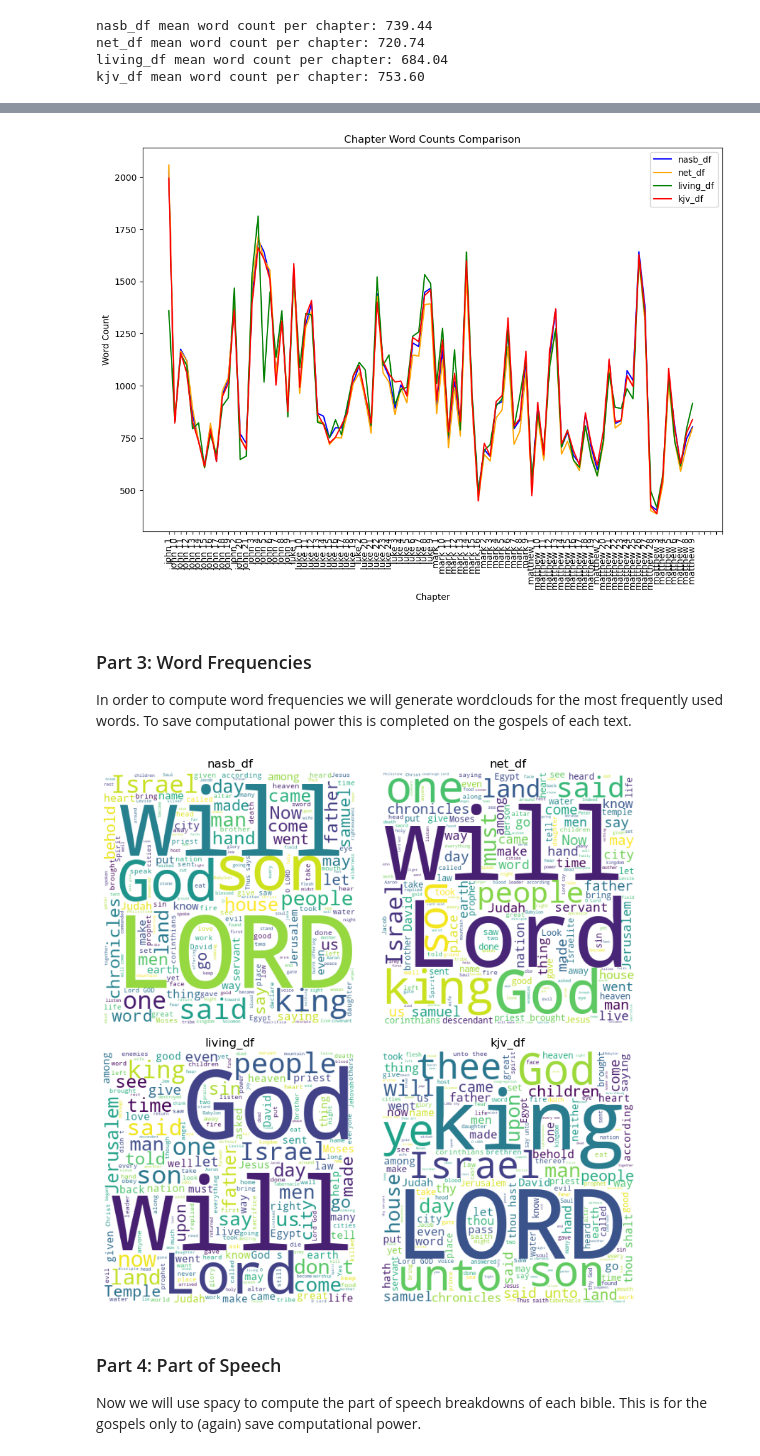
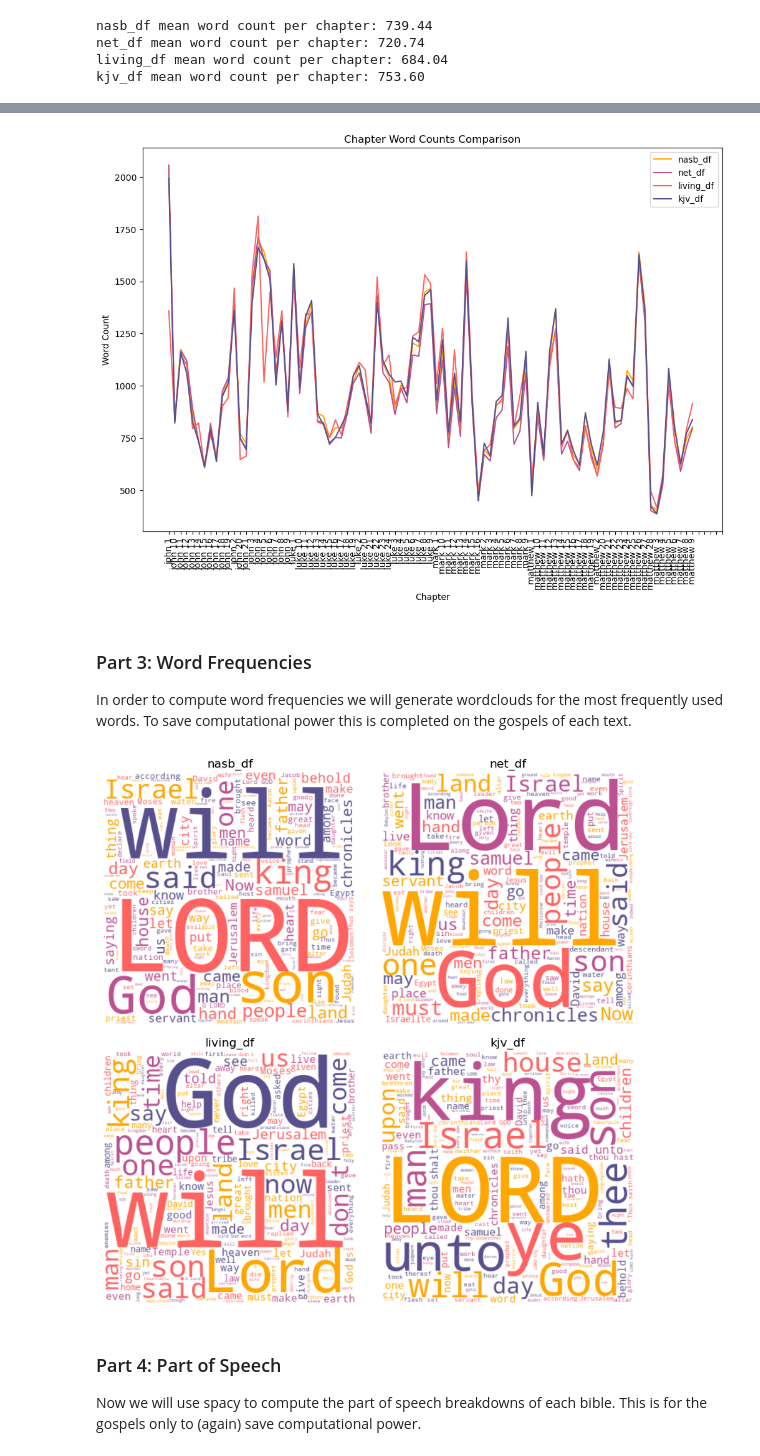
Before and after one commit to arianwyn-frank/PFTA-Final, a Jupyter notebook: Bible Final.ipynb, the cells around one changed output, grey strips where cells are left out. Drawn from its saved outputs; the diff is of its cells as text; code cells hidden in the pictures.

```diff
--- a/Bible Final.ipynb
+++ b/Bible Final.ipynb
@@ -154,14 +155,24 @@ for i, df in enumerate(dataframes):
     # Create a new data frame with chapter titles and word counts
     chapter_word_counts = pd.DataFrame({'chapter': df['book_chapter'], 'word_count': word_counts})
 
-    # Output
-    mean_word_count = chapter_word_counts.mean()
+    # Calculate the mean word count
+    mean_word_count = chapter_word_counts['word_count'].mean()
     means.append(mean_word_count)
 
 for name, mean in zip(dataframes_names, means):
-    print(f"{name} mean word count per chapter: {mean[0]:.2f}")
+    print(f"{name} mean word count per chapter: {mean:.2f}")
 # %% [output]
 nasb_df mean word count per chapter: 739.44
 net_df mean word count per chapter: 720.74
 living_df mean word count per chapter: 684.04
 kjv_df mean word count per chapter: 753.60
+# %%
+colors = ['#FFa600', '#bc5090', '#ff6361', '#58508d']
+
+plt.figure(figsize=(10, 6))
+plt.bar(dataframes_names, means, color=colors)
+plt.xlabel('Dataframe')
+plt.ylabel('Mean Word Count')
+plt.title('Mean Word Count per Chapter')
+
+plt.show()
@@ -168,9 +181,6 @@ kjv_df mean word count per chapter: 753.60
 # %%
-import matplotlib.pyplot as plt
-
 gospels = [nasb_gospels, net_gospels, living_gospels, kjv_gospels]
 gospels_names = ['nasb_gospels', 'net_gospels', 'living_gospels', 'kjv_gospels']
-colors = ['blue', 'orange', 'green', 'red']
 
 plt.figure(figsize=(12, 8))
 plt.title('Chapter Word Counts Comparison')
@@ -190,35 +200,34 @@ plt.xticks(range(0, len(chapter_word_counts)+5), rotation=90)
 plt.legend()
 plt.show()
 # %% [output]
-[figure, old version]
+[figure, new version]
 # %% [markdown]
 ### Part 3: Word Frequencies
 In order to compute word frequencies we will generate wordclouds for the most frequently used words. To save computational power this is completed on the gospels of each text.
 # %%
 from wordcloud import WordCloud, STOPWORDS
+import itertools
 
-# Define a function to generate a word cloud
-def generate_wordcloud(df, name, ax):
+def generate_wordcloud(df, name, colors, ax):
     text = ' '.join(df['chapter_text'].tolist())
-    wordcloud = WordCloud(width=400, height=400, background_color='white', stopwords=STOPWORDS).generate(text)
-    ax.imshow(wordcloud)
+    wordcloud = WordCloud(width=400, height=400, background_color='white', color_func=lambda *args, **kwargs: next(colors), stopwords=STOPWORDS).generate(text)
+    ax.imshow(wordcloud, interpolation='bilinear')
     ax.axis('off')
     ax.set_title(name)
 
-# Create a 2x2 grid of subplots
+colors = itertools.cycle(['#FFa600', '#bc5090', '#ff6361', '#58508d'])
 fig, axs = plt.subplots(2, 2, figsize=(8, 8))
 
-# Generate word clouds for each data frame and plot them in a separate subplot
 for i, df in enumerate(dataframes):
     df.name = f"DataFrame{i}"  # Set the name of the dataframe
     row = i // 2  # Determine the row of the subplot
     col = i % 2   # Determine the column of the subplot
-    generate_wordcloud(df, dataframes_names[i], axs[row, col])
+    generate_wordcloud(df, dataframes_names[i], colors, axs[row, col])
 
 plt.tight_layout()
 plt.show()
 # %% [output]
-[figure, old version]
+[figure, new version]
 # %% [markdown]
 ### Part 4: Part of Speech
 
```
Also changed, not shown: parts of 34 cells of this notebook, 9 other files.
